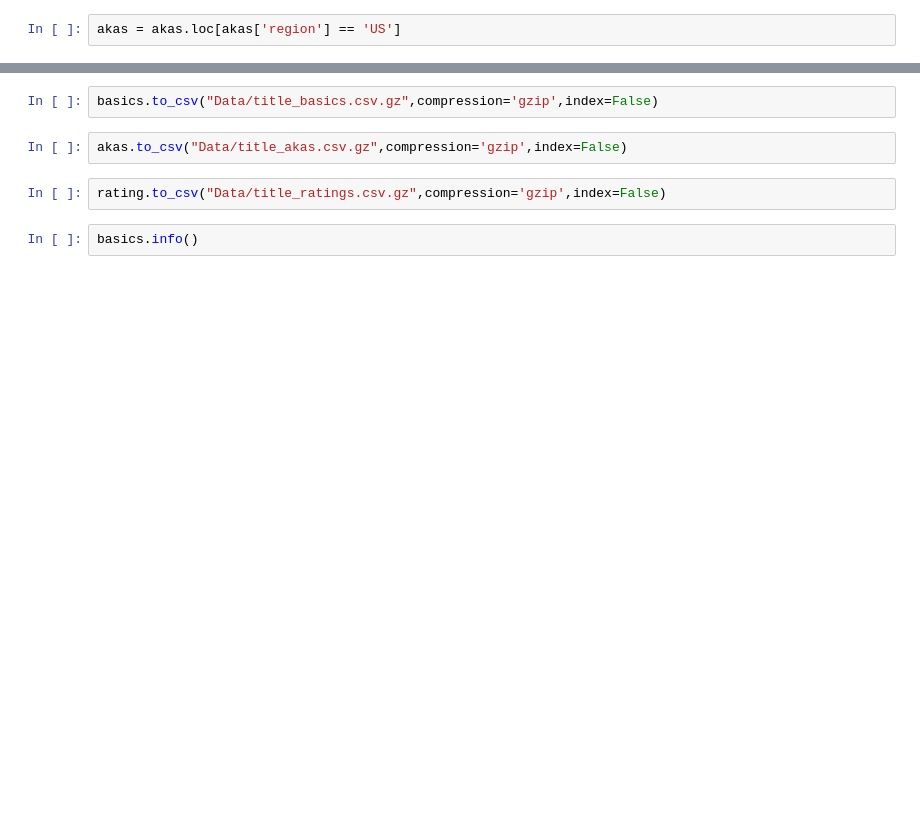
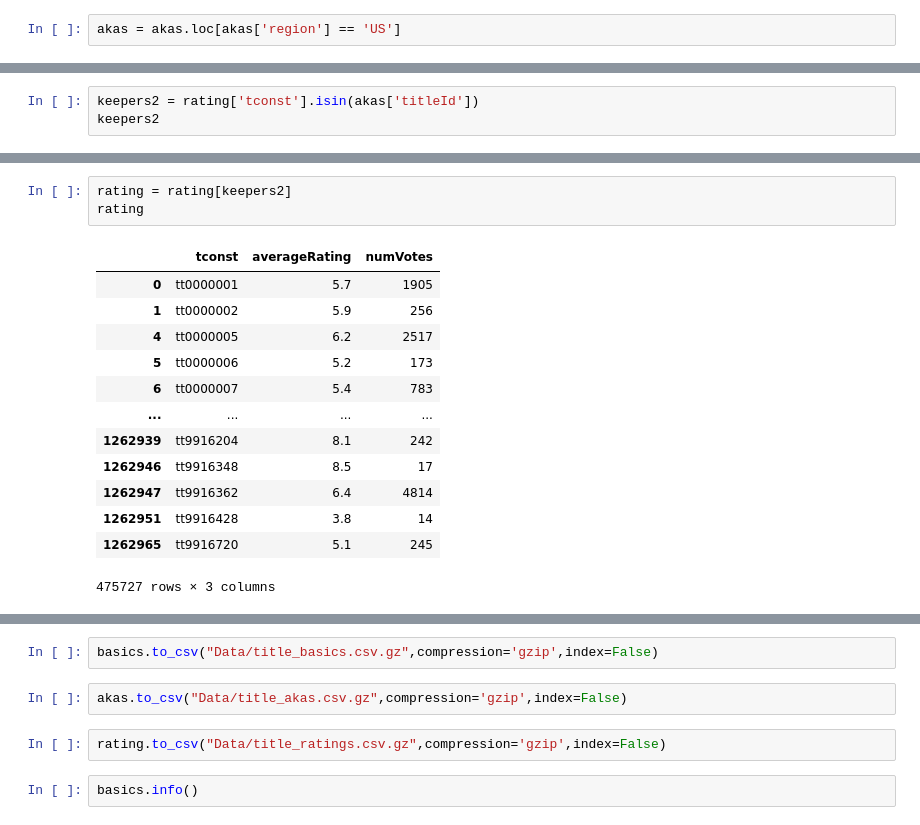
Before and after one commit to Jonny-T87/Project-3-IMDB-Movie-Suggestions, a Jupyter notebook: Project 3 Movies.ipynb, the cells around one changed output, grey strips where cells are left out. Cells and saved outputs as stored; diff of their text form; blank space fills up the shorter version.

```diff
--- a/Project 3 Movies.ipynb
+++ b/Project 3 Movies.ipynb
@@ -143,0 +196,3 @@ akas.head()
+# %%
+keepers2 = rating['tconst'].isin(akas['titleId'])
+keepers2
@@ -143,0 +212,17 @@ akas.head()
+# %%
+rating = rating[keepers2]
+rating
+# %% [output]
+|  | tconst | averageRating | numVotes |
+| 0 | tt0000001 | 5.7 | 1905 |
+| 1 | tt0000002 | 5.9 | 256 |
+| 4 | tt0000005 | 6.2 | 2517 |
+| 5 | tt0000006 | 5.2 | 173 |
+| 6 | tt0000007 | 5.4 | 783 |
+| ... | ... | ... | ... |
+| 1262939 | tt9916204 | 8.1 | 242 |
+| 1262946 | tt9916348 | 8.5 | 17 |
+| 1262947 | tt9916362 | 6.4 | 4814 |
+| 1262951 | tt9916428 | 3.8 | 14 |
+| 1262965 | tt9916720 | 5.1 | 245 |
+475727 rows × 3 columns
```
Also changed, not shown: parts of 17 cells of this notebook, 3 other files.
